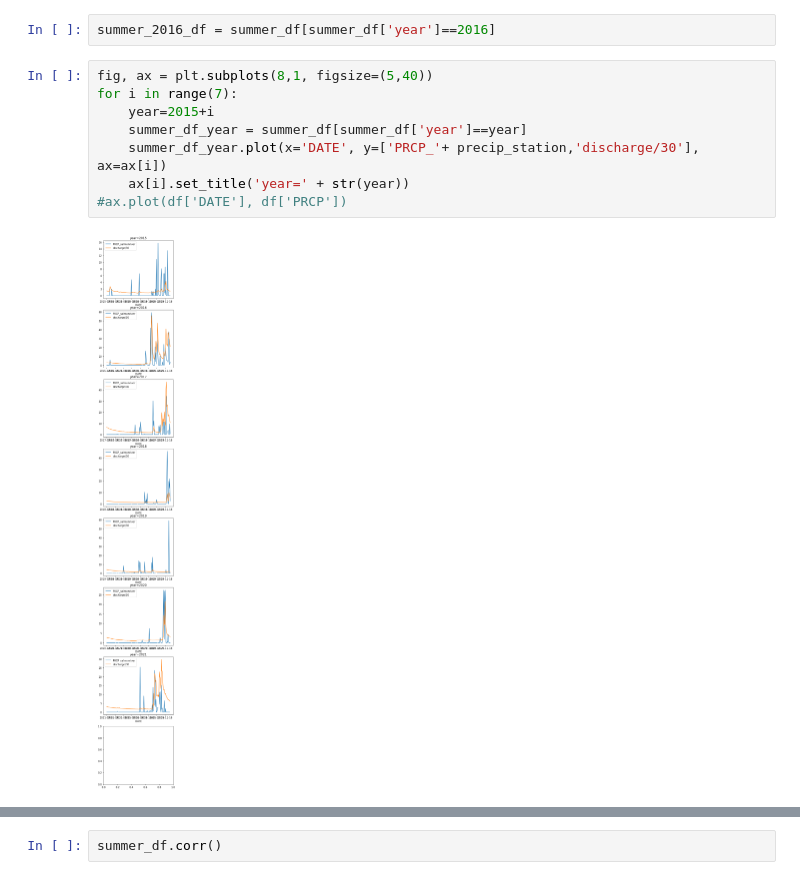
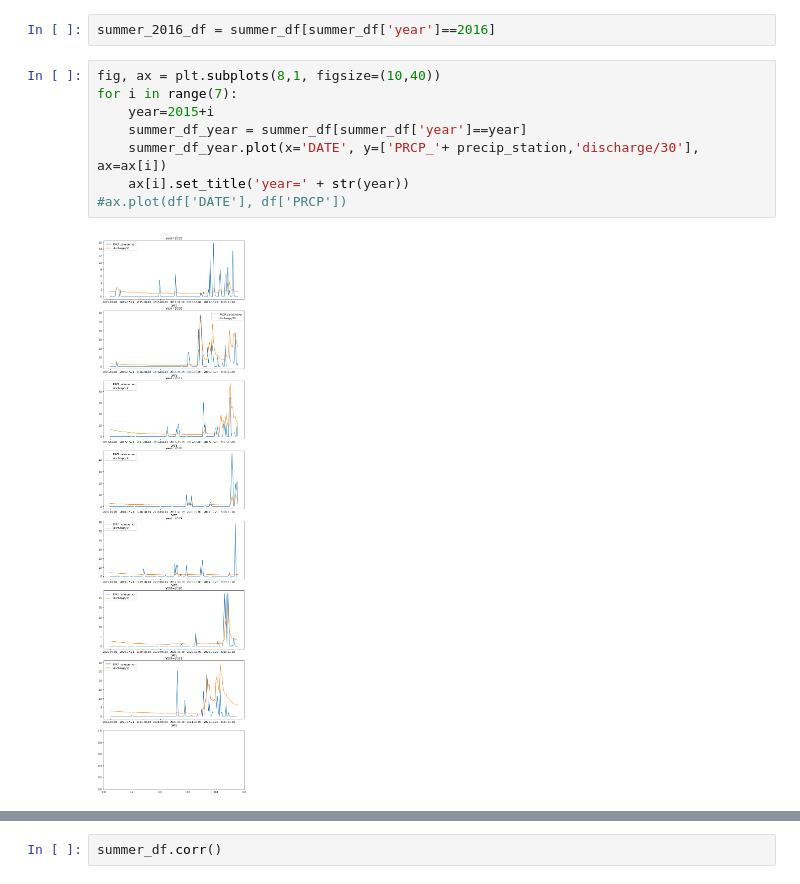
Before and after one commit to UW-GDA/SlaterFireHydrology, a Jupyter notebook: code/Analysis/Analysis.ipynb, the cells around one changed output, grey strips where cells are left out. Saved outputs shown, nothing was run; the diff lists cells and outputs as text.

Commit message:
fixed dates on graphs

```diff
--- a/code/Analysis/Analysis.ipynb
+++ b/code/Analysis/Analysis.ipynb
@@ -58,13 +59,13 @@ summer_df.plot(x='DATE', y=['PRCP_'+precip_station,'discharge/30'], ax=ax)
 # %%
 summer_2016_df = summer_df[summer_df['year']==2016]
 # %%
-fig, ax = plt.subplots(8,1, figsize=(5,40))
+fig, ax = plt.subplots(8,1, figsize=(10,40))
 for i in range(7):
     year=2015+i
     summer_df_year = summer_df[summer_df['year']==year]
     summer_df_year.plot(x='DATE', y=['PRCP_'+ precip_station,'discharge/30'], ax=ax[i])
     ax[i].set_title('year=' + str(year))
 #ax.plot(df['DATE'], df['PRCP'])
 # %% [output]
-[figure, old version]
+[figure, new version]
 # %%
```
Also changed, not shown: parts of 8 cells of this notebook.
